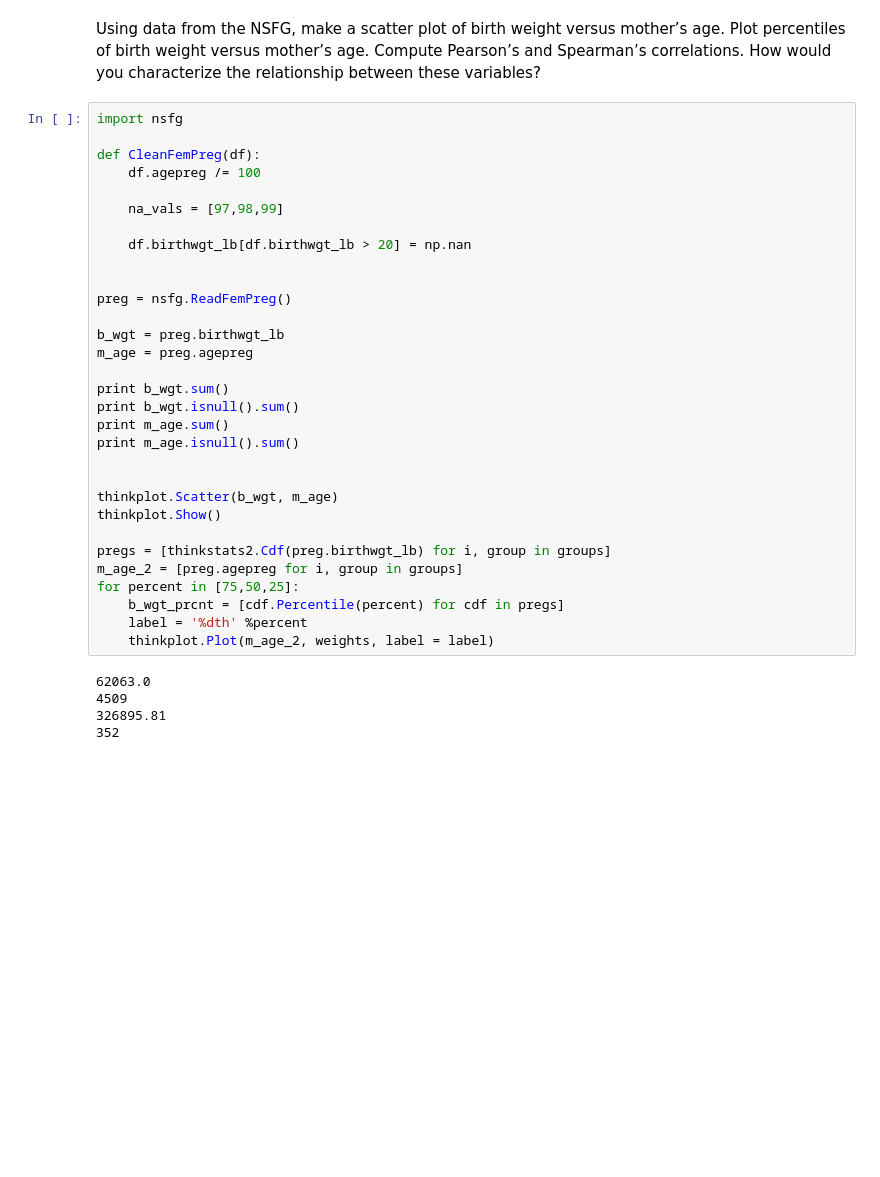
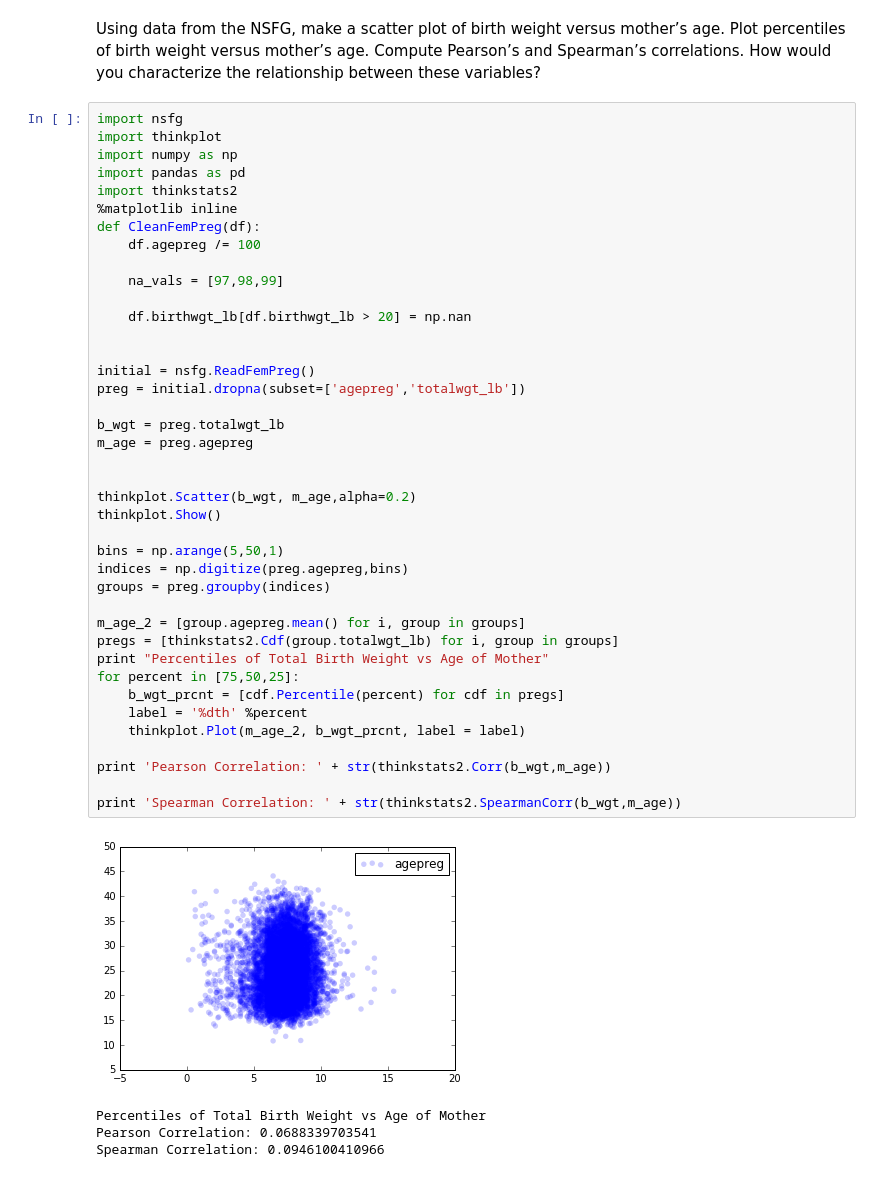
Before and after one commit to wilttang/DataScience16, a Jupyter notebook: ThinkStats2/chap07ex.ipynb, the cells around one changed output. Saved outputs shown, nothing was run; the diff lists cells and outputs as text; blank space fills up the shorter version.

```diff
--- a/ThinkStats2/chap07ex.ipynb
+++ b/ThinkStats2/chap07ex.ipynb
@@ -7,37 +7,46 @@ Allen Downey
 Using data from the NSFG, make a scatter plot of birth weight versus mother’s age. Plot percentiles of birth weight versus mother’s age. Compute Pearson’s and Spearman’s correlations. How would you characterize the relationship between these variables?
 # %%
 import nsfg
-
+import thinkplot
+import numpy as np
+import pandas as pd
+import thinkstats2
+%matplotlib inline
 def CleanFemPreg(df):
     df.agepreg /= 100
 
     na_vals = [97,98,99]
 
     df.birthwgt_lb[df.birthwgt_lb > 20] = np.nan
 
 
-preg = nsfg.ReadFemPreg()
+initial = nsfg.ReadFemPreg()
+preg = initial.dropna(subset=['agepreg','totalwgt_lb'])
 
-b_wgt = preg.birthwgt_lb
+b_wgt = preg.totalwgt_lb
 m_age = preg.agepreg
 
-print b_wgt.sum()
-print b_wgt.isnull().sum()
-print m_age.sum()
-print m_age.isnull().sum()
 
-
-thinkplot.Scatter(b_wgt, m_age)
+thinkplot.Scatter(b_wgt, m_age,alpha=0.2)
 thinkplot.Show()
 
-pregs = [thinkstats2.Cdf(preg.birthwgt_lb) for i, group in groups]
-m_age_2 = [preg.agepreg for i, group in groups]
+bins = np.arange(5,50,1)
+indices = np.digitize(preg.agepreg,bins)
+groups = preg.groupby(indices)
+
+m_age_2 = [group.agepreg.mean() for i, group in groups]
+pregs = [thinkstats2.Cdf(group.totalwgt_lb) for i, group in groups]
+print "Percentiles of Total Birth Weight vs Age of Mother"
 for percent in [75,50,25]:
     b_wgt_prcnt = [cdf.Percentile(percent) for cdf in pregs]
     label = '%dth' %percent
-    thinkplot.Plot(m_age_2, weights, label = label)
+    thinkplot.Plot(m_age_2, b_wgt_prcnt, label = label)
+
+print 'Pearson Correlation: ' + str(thinkstats2.Corr(b_wgt,m_age))
+
+print 'Spearman Correlation: ' + str(thinkstats2.SpearmanCorr(b_wgt,m_age))
 # %% [output]
+[figure, added]
-62063.0
-4509
-326895.81
-352
+Percentiles of Total Birth Weight vs Age of Mother
+Pearson Correlation: 0.0688339703541
+Spearman Correlation: 0.0946100410966
```
Also changed, not shown: parts of 2 cells of this notebook, 1 other file.
